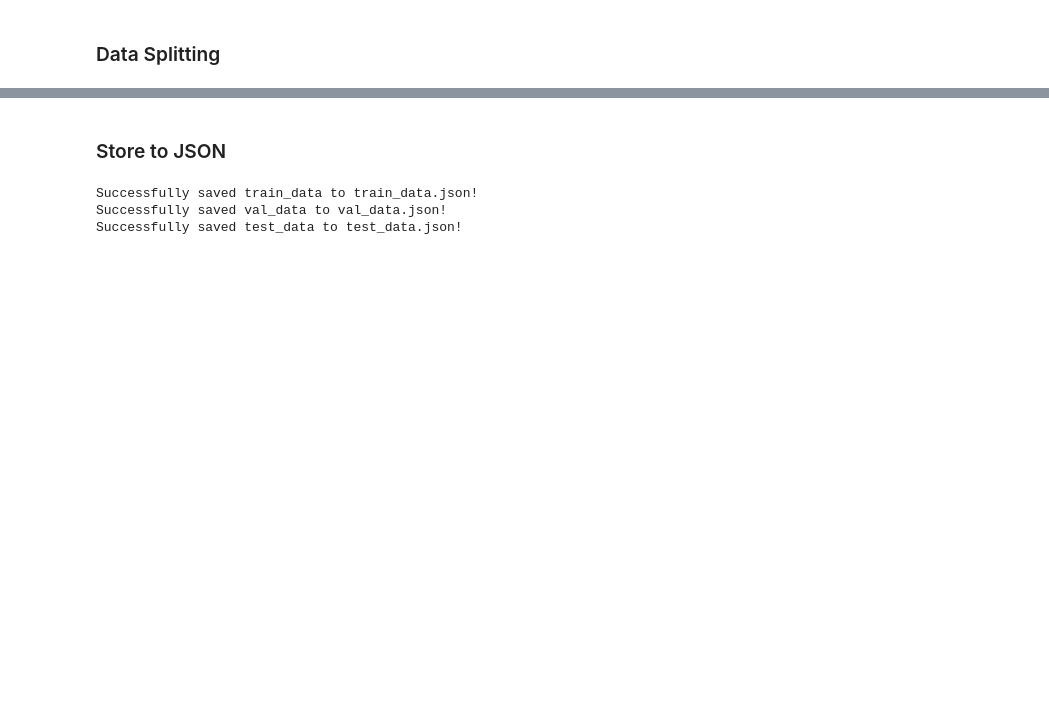
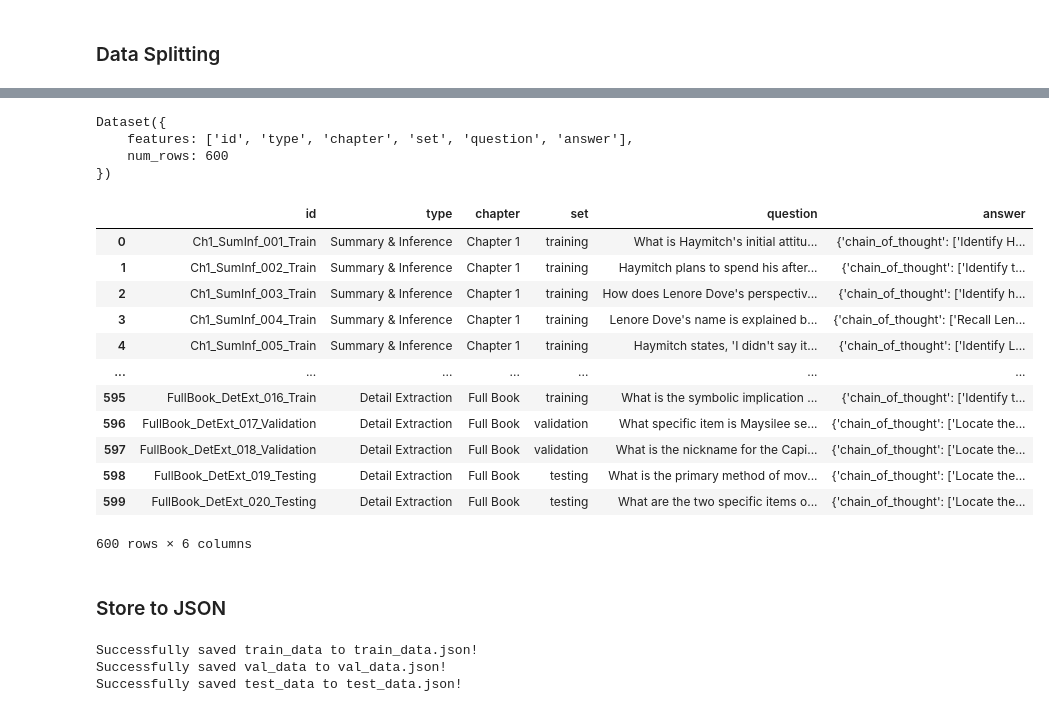
Before and after one commit to Yuds16/CS614-Project, a Jupyter notebook: fine_tuning/Fine Tuning.ipynb, the cells around one changed output, grey strips where cells are left out. Cells and saved outputs as stored; diff of their text form; code cells hidden in the pictures; blank space fills up the shorter version.

Commit message:
COT for sunrise generated

```diff
--- a/fine_tuning/Fine Tuning.ipynb
+++ b/fine_tuning/Fine Tuning.ipynb
@@ -34,5 +44,8 @@ sunrise_path = "fine_tuning_sunrise.json"
 # %%
-dataset = load_dataset('json', data_files=sunrise_path)
-dataset = dataset['train']
-dataset
+dataset_chapter = dataset['train']['chapter']
+dataset_type = dataset['train']['type']
+dataset_set = dataset['train']['set']
+print(dataset_chapter)
+print(dataset_type)
+print(dataset_set)
 # %% [output]
@@ -164,0 +78,35 @@ Total Sizes -> Train: 480, Validation: 60, Test: 60
+# %%
+tuning_set = dataset['train']
+tuning_set
+# %% [output]
+Dataset({
+    features: ['id', 'type', 'chapter', 'set', 'question', 'answer'],
+    num_rows: 600
+})
+# %%
+tuning_set = dataset['train']
+tuning_df = pd.DataFrame(
+    {
+        'id':tuning_set['id'],
+        'type': tuning_set['type'],
+        'chapter':tuning_set['chapter'],
+        'set':tuning_set['set'],
+        'question': tuning_set['question'],
+        'answer':tuning_set['answer']
+    }
+)
+tuning_df
+# %% [output]
+|  | id | type | chapter | set | question | answer |
+| 0 | Ch1_SumInf_001_Train | Summary & Inference | Chapter 1 | training | What is Haymitch's initial attitu... | {'chain_of_thought': ['Identify H... |
+| 1 | Ch1_SumInf_002_Train | Summary & Inference | Chapter 1 | training | Haymitch plans to spend his after... | {'chain_of_thought': ['Identify t... |
+| 2 | Ch1_SumInf_003_Train | Summary & Inference | Chapter 1 | training | How does Lenore Dove's perspectiv... | {'chain_of_thought': ['Identify h... |
+| 3 | Ch1_SumInf_004_Train | Summary & Inference | Chapter 1 | training | Lenore Dove's name is explained b... | {'chain_of_thought': ['Recall Len... |
+| 4 | Ch1_SumInf_005_Train | Summary & Inference | Chapter 1 | training | Haymitch states, 'I didn't say it... | {'chain_of_thought': ['Identify L... |
+| ... | ... | ... | ... | ... | ... | ... |
+| 595 | FullBook_DetExt_016_Train | Detail Extraction | Full Book | training | What is the symbolic implication ... | {'chain_of_thought': ['Identify t... |
+| 596 | FullBook_DetExt_017_Validation | Detail Extraction | Full Book | validation | What specific item is Maysilee se... | {'chain_of_thought': ['Locate the... |
+| 597 | FullBook_DetExt_018_Validation | Detail Extraction | Full Book | validation | What is the nickname for the Capi... | {'chain_of_thought': ['Locate the... |
+| 598 | FullBook_DetExt_019_Testing | Detail Extraction | Full Book | testing | What is the primary method of mov... | {'chain_of_thought': ['Locate the... |
+| 599 | FullBook_DetExt_020_Testing | Detail Extraction | Full Book | testing | What are the two specific items o... | {'chain_of_thought': ['Locate the... |
+600 rows × 6 columns
```
Also changed, not shown: parts of 11 cells of this notebook, 4 other files.
